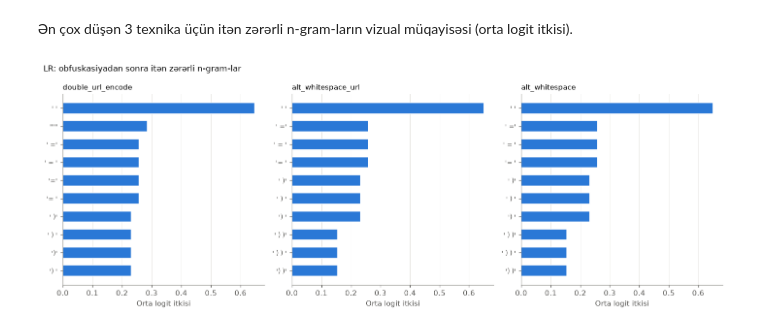
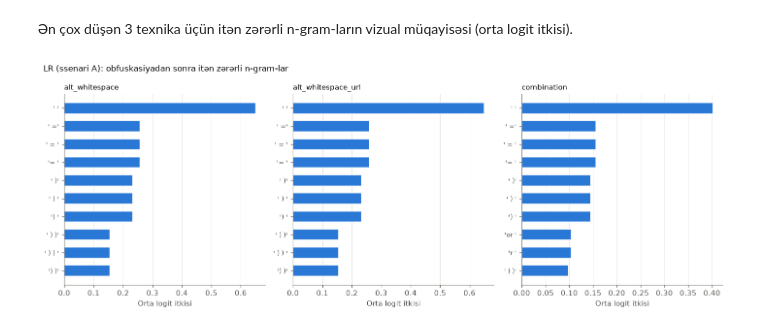
Before and after one commit to mehmanshamil/ML-in-SQL, a Jupyter notebook: notebooks/03_obfuscation_eval.ipynb, the cells around one changed output. Cells and saved outputs as stored; diff of their text form; code cells hidden in the pictures.

```diff
--- a/notebooks/03_obfuscation_eval.ipynb
+++ b/notebooks/03_obfuscation_eval.ipynb
@@ -264,12 +372,17 @@ zərərli olma ehtimalı əvvəl → sonra.
 # %%
+pA = long_df[long_df.scenario == "A"].set_index(["technique", "index"])["p_lr_after"]
+pB = long_df[long_df.scenario == "B"].set_index(["technique", "index"])["p_lr_after"]
 examples = (obf_df.groupby("technique", sort=False).sample(1, random_state=SEED)
             .set_index("technique").loc[TECH_ORDER].reset_index())
-examples[["technique", "techniques", "original", "obfuscated", "p_lr_before", "p_lr_after"]].to_csv(
-    RES_DIR / "03_examples.csv", index=False)
+examples["p_lr_original"] = examples["original"].map(lambda q: lr.predict_proba([q])[0, 1])
+examples["p_lr_A"] = [pA[(t, i)] for t, i in zip(examples.technique, examples["index"])]
+examples["p_lr_B"] = [pB[(t, i)] for t, i in zip(examples.technique, examples["index"])]
+examples[["technique", "techniques", "mysql_valid", "original", "obfuscated",
+          "p_lr_original", "p_lr_A", "p_lr_B"]].to_csv(RES_DIR / "03_examples.csv", index=False)
 for _, r in examples.iterrows():
     extra = f"  [{r.techniques}]" if r.technique == "combination" else ""
-    print(f"== {r.technique}{extra}")
+    print(f"== {r.technique}{extra}  (mysql_valid={r.mysql_valid})")
     print(f"   orijinal : {r.original[:150]!r}")
     print(f"   obfusk.  : {r.obfuscated[:150]!r}")
-    print(f"   LR p     : {r.p_lr_before:.3f} → {r.p_lr_after:.3f}")
+    print(f"   LR p     : orijinal {r.p_lr_original:.3f} | A {r.p_lr_A:.3f} | B {r.p_lr_B:.3f}")
 # %% [output]
@@ -305,15 +418,15 @@ vec = lr.named_steps["tfidf"]
 w = lr.named_steps["clf"].coef_[0]
 vocab = np.array(vec.get_feature_names_out())
 
-top3 = (results[(results.model == "LR") & (results.technique != "original")]
-        .sort_values("drop_pp", ascending=False).head(3)["technique"].tolist())
-print("Recall-u ən çox düşən 3 texnika (LR):", top3)
+resA = results[(results.scenario == "A") & (results.model == "LR") & (results.technique != "original")]
+top3 = resA.sort_values("drop_pp", ascending=False).head(3)["technique"].tolist()
+print("Ssenari A-da recall-u ən çox düşən 3 texnika (LR):", top3)
 
 loss_tables = {}
 for tech in top3:
-    sub = obf_df[obf_df.technique == tech]
-    Xo = vec.transform(sub["original"])
-    Xa = vec.transform(sub["obfuscated"])
+    sub = long_df[(long_df.scenario == "A") & (long_df.technique == tech)]
+    Xo = vec.transform(sub["original_input"])
+    Xa = vec.transform(sub["model_input"])
     contrib_o = np.asarray(Xo.mean(axis=0)).ravel() * w
     contrib_a = np.asarray(Xa.mean(axis=0)).ravel() * w
     delta = contrib_o - contrib_a  # > 0: logit bu n-gram hesabına azalıb
@@ -322,11 +435,11 @@ for tech in top3:
     lost = t[(t.weight > 0) & (t.logit_loss > 0)].nlargest(12, "logit_loss").assign(kind="itən zərərli siqnal")
     gained = t[(t.weight < 0) & (t.logit_loss > 0)].nlargest(8, "logit_loss").assign(kind="yaranan təmiz siqnal")
     tab = pd.concat([lost, gained])
-    tab.to_csv(RES_DIR / f"03_ngram_loss_{tech}.csv", index=False)
+    tab.to_csv(RES_DIR / f"03_ngram_loss_A_{tech}.csv", index=False)
     loss_tables[tech] = tab
 
-    logit_o = lr.decision_function(sub["original"]).mean()
-    logit_a = lr.decision_function(sub["obfuscated"]).mean()
+    logit_o = lr.decision_function(sub["original_input"]).mean()
+    logit_a = lr.decision_function(sub["model_input"]).mean()
     print(f"\n===== {tech}: orta logit {logit_o:+.2f} → {logit_a:+.2f} =====")
     show = tab[["kind", "ngram", "weight", "contrib_before", "contrib_after", "logit_loss"]].copy()
     show["ngram"] = show["ngram"].map(repr)
@@ -393,17 +506,17 @@ Recall-u ən çox düşən 3 texnika (LR): ['double_url_encode', 'alt_whitespace
 # %%
 fig, axes = plt.subplots(1, len(top3), figsize=(13, 4.8))
 for ax, tech in zip(np.atleast_1d(axes), top3):
     t = loss_tables[tech]
     t = t[t.kind == "itən zərərli siqnal"].head(10).iloc[::-1]
     ax.barh([repr(s) for s in t["ngram"]], t["logit_loss"], color="#2a78d6", height=0.6,
             edgecolor="white", linewidth=1)
     ax.set_title(tech, loc="left", fontsize=10)
     ax.set_xlabel("Orta logit itkisi")
     ax.tick_params(axis="y", labelsize=8.5)
     ax.grid(axis="y", visible=False)
-fig.suptitle("LR: obfuskasiyadan sonra itən zərərli n-gram-lar", x=0.01, ha="left", fontsize=11)
+fig.suptitle("LR (ssenari A): obfuskasiyadan sonra itən zərərli n-gram-lar", x=0.01, ha="left", fontsize=11)
 fig.tight_layout()
 save_fig(fig, "03_ngram_loss_top3.png")
 plt.show()
 # %% [output]
-[figure, old version]
+[figure, new version]
```
Also changed, not shown: parts of 13 cells of this notebook, 16 other files.
